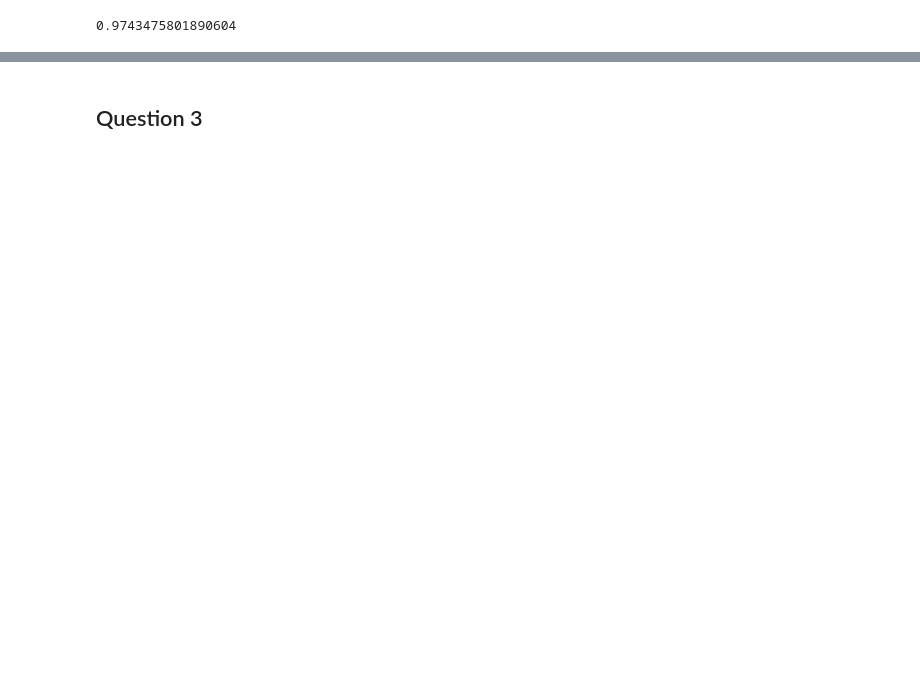
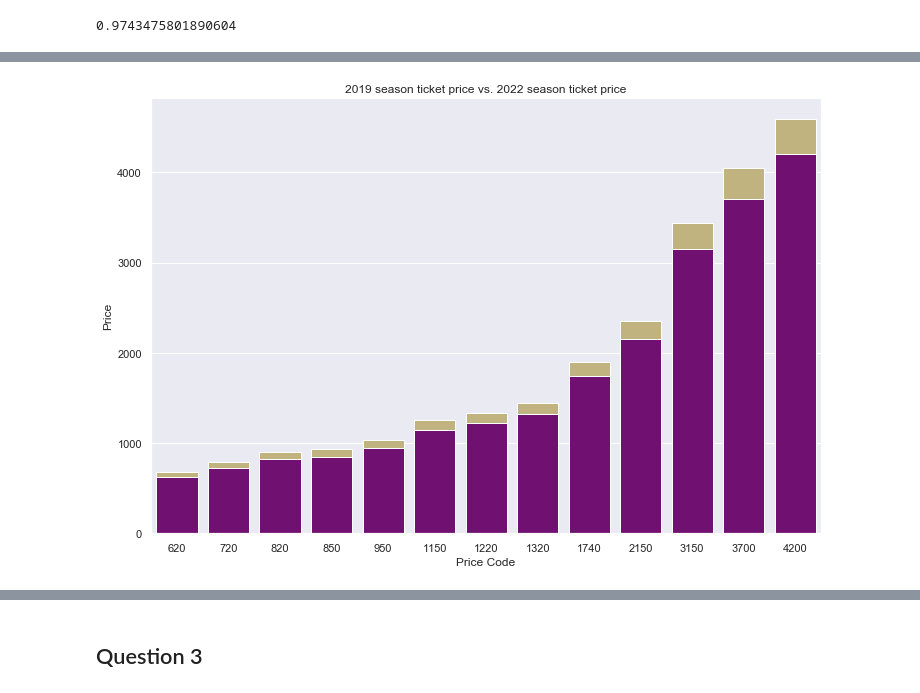
Before and after one commit to juanpi19/case_study, a Jupyter notebook: Case Study Analysis.ipynb, the cells around one changed output, grey strips where cells are left out. Saved outputs shown, nothing was run; the diff lists cells and outputs as text; code cells hidden in the pictures; blank space fills up the shorter version.

```diff
--- a/Case Study Analysis.ipynb
+++ b/Case Study Analysis.ipynb
@@ -545,0 +611,14 @@ plt.show()
+# %%
+round((4.625889594152724 + 4.271961492178104) / 2, 2)
+average_increase = 1.0445
+# %%
+increase_tickets_2019 = 1.0462
+# %%
+# season ticket new prices
+
+current_prices = [620, 720, 820, 850, 950, 1150, 1220, 1320, 1740, 2150, 3150, 3700, 4200]
+new_prices = []
+
+for i in current_prices:
+    print(f"The current price is {i} and the projected value for the 2022 season is {round(i * increase_tickets_2019 * average_increase, 2)}")
+    new_prices.append(round(i * increase_tickets_2019 * average_increase, 2))
@@ -545,0 +655,22 @@ plt.show()
+# %%
+new_price_data_df = pd.DataFrame({'current': current_prices, 'new': new_prices })
+
+labels=["Price 2019", "Price 2022"]
+
+# creating subplots
+ax = plt.subplots(figsize=(12,8))
+
+# plotting columns
+ax = sns.barplot(x=new_price_data_df["current"], y=new_price_data_df["new"], color='y')
+ax = sns.barplot(x=new_price_data_df["current"], y=new_price_data_df["current"], color='purple')
+
+
+# renaming the axes
+ax.set(xlabel="Price Code", ylabel="Price")
+
+
+# visualizing illustration
+plt.title("2019 season ticket price vs. 2022 season ticket price")
+plt.show()
+# %% [output]
+[figure, added]
```
Also changed, not shown: parts of 65 cells of this notebook.
